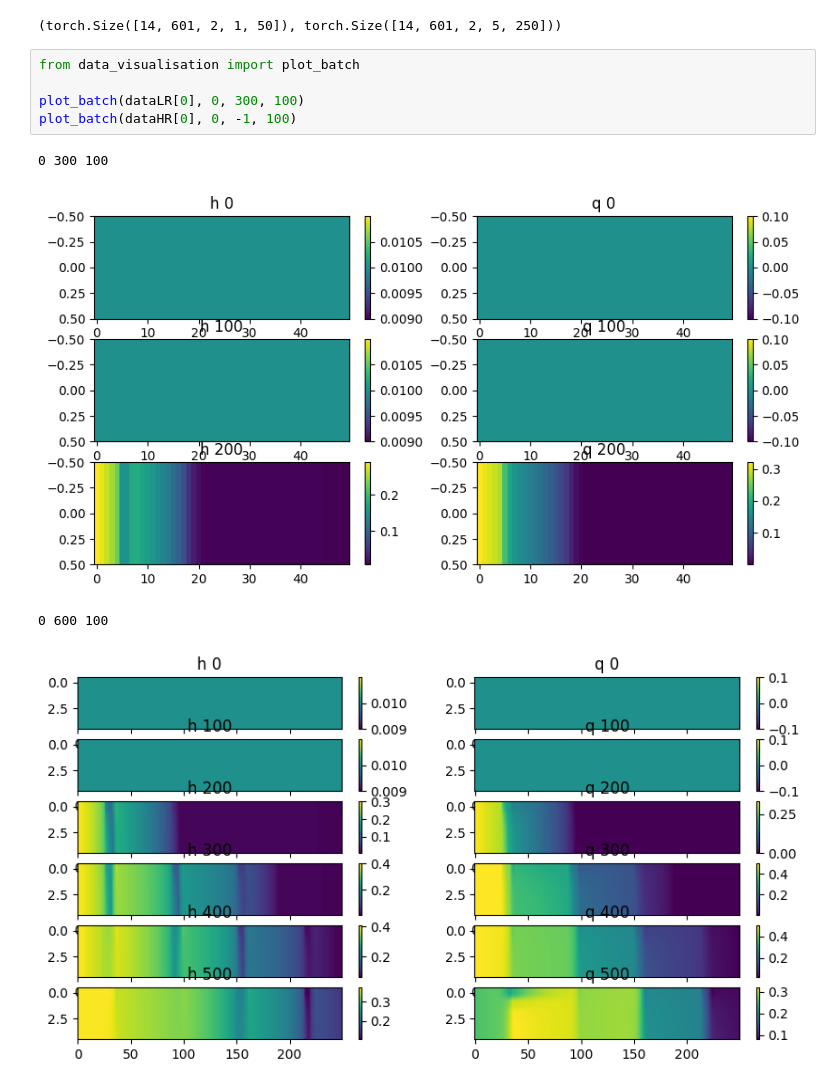
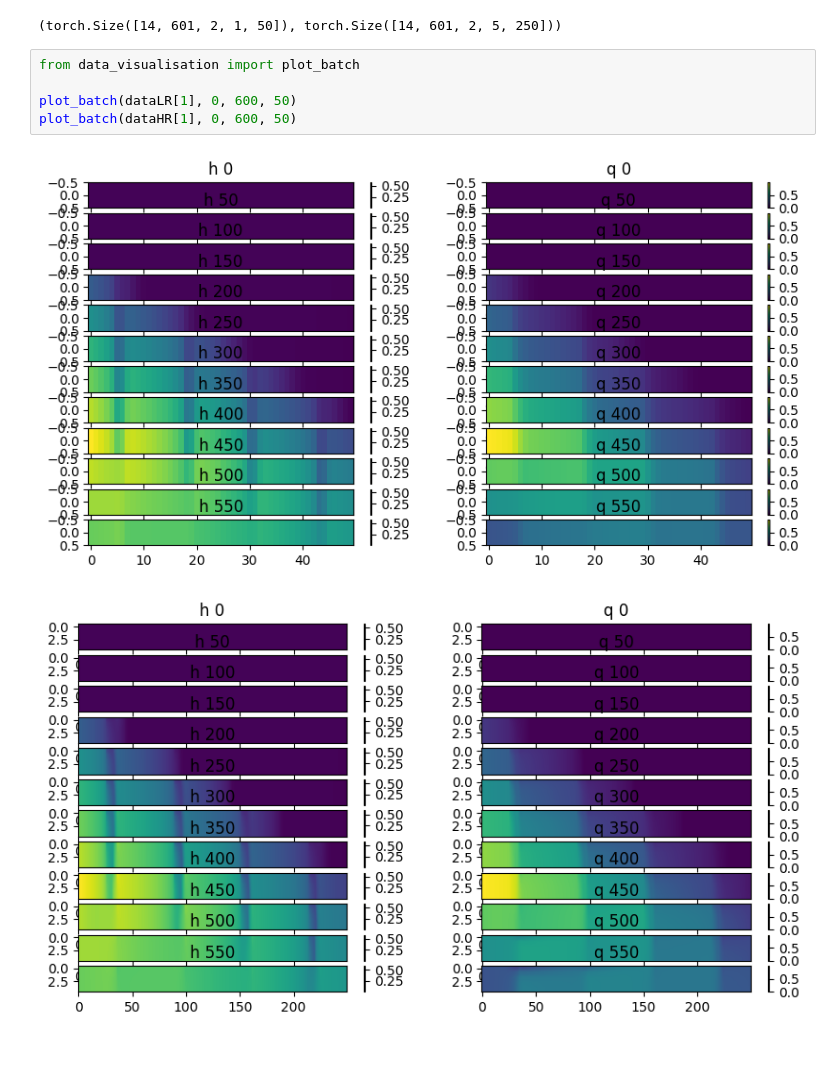
Before and after one commit to MaximeD34/downscaling, a Jupyter notebook: data_preprocessing.ipynb, the cells around one changed output. Drawn from its saved outputs; the diff is of its cells as text; blank space fills up the shorter version.

```diff
--- a/data_preprocessing.ipynb
+++ b/data_preprocessing.ipynb
@@ -59,10 +52,8 @@ dataLR.shape, dataHR.shape
 # %%
 from data_visualisation import plot_batch
 
-plot_batch(dataLR[0], 0, 300, 100)
-plot_batch(dataHR[0], 0, -1, 100)
+plot_batch(dataLR[1], 0, 600, 50)
+plot_batch(dataHR[1], 0, 600, 50)
 # %% [output]
-0 300 100
-[figure, old version]
+[figure, new version]
-0 600 100
-[figure, old version]
+[figure, new version]
```
Also changed, not shown: parts of 2 cells of this notebook, 2 other files.
